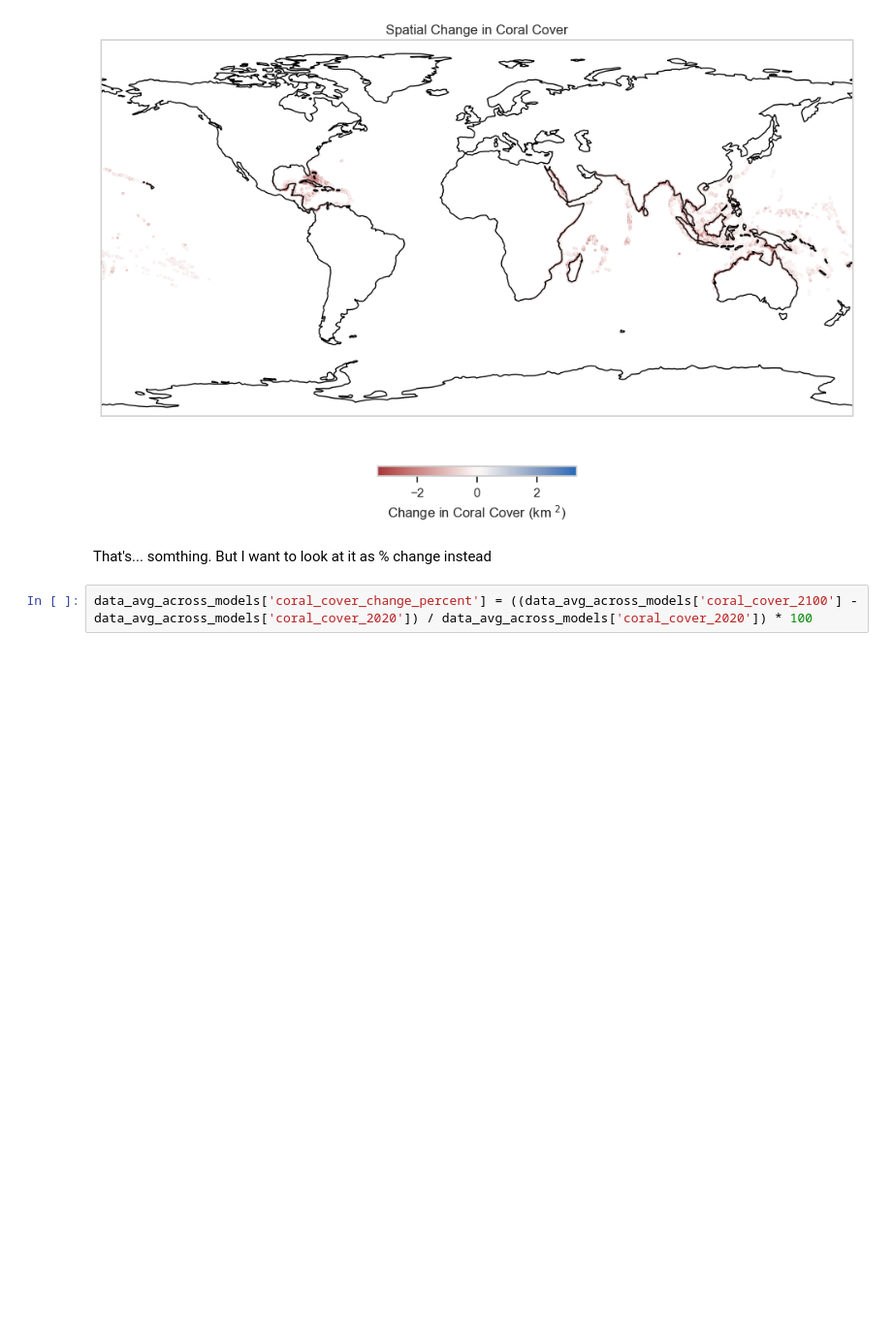
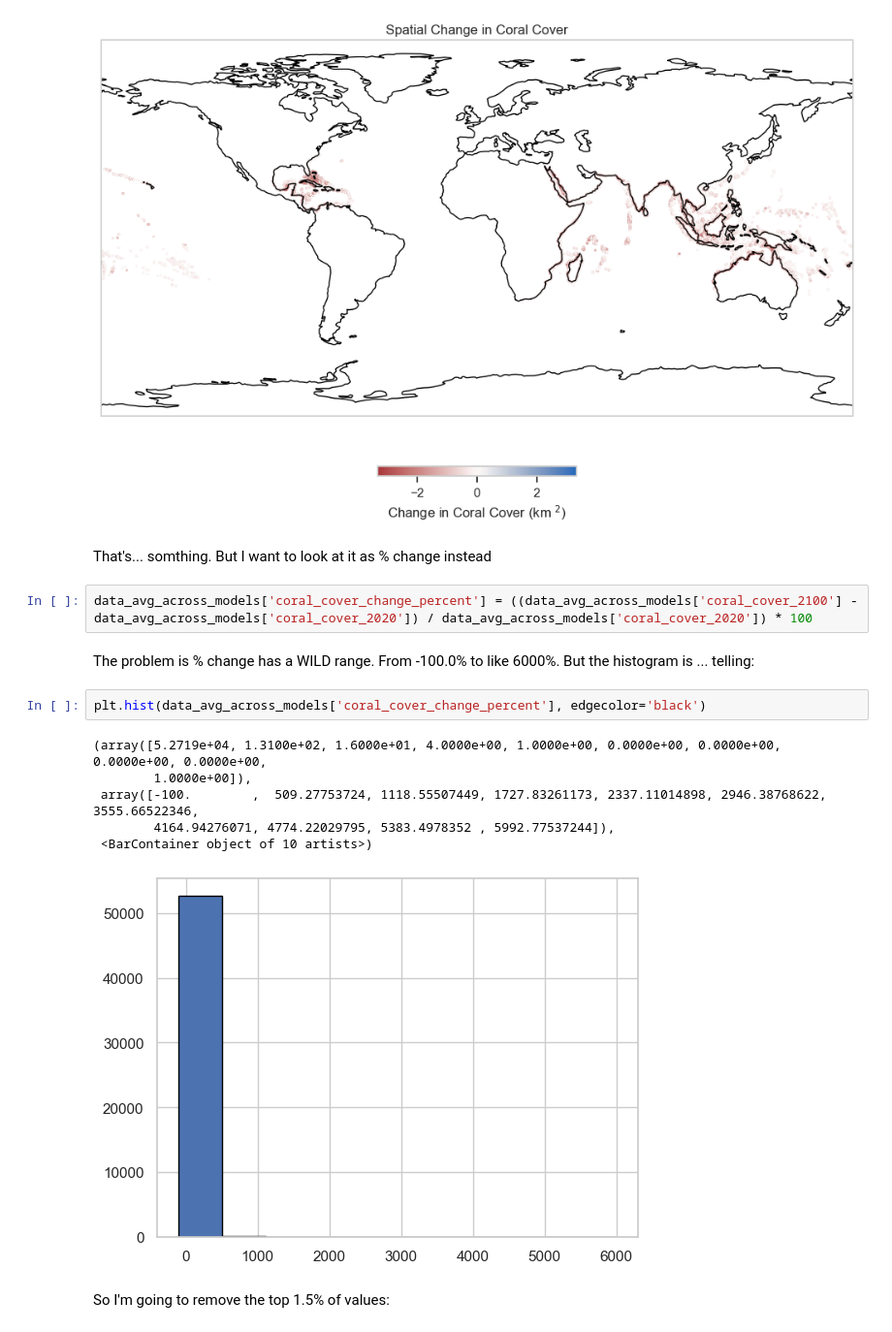
Before and after one commit to CallieStephenson/Into_Sci_Computing, a Jupyter notebook: Project.ipynb, the cells around one changed output. Shown at 97% size. Drawn from its saved outputs; the diff is of its cells as text; blank space fills up the shorter version.

Commit message:
FIRST FIGURE DONE :tada:

```diff
--- a/Project.ipynb
+++ b/Project.ipynb
@@ -218,3 +219,16 @@ plt.show()
 That's... somthing. But I want to look at it as % change instead
 # %%
 data_avg_across_models['coral_cover_change_percent'] = ((data_avg_across_models['coral_cover_2100'] - data_avg_across_models['coral_cover_2020']) / data_avg_across_models['coral_cover_2020']) * 100
+# %% [markdown]
+The problem is % change has a WILD range. From -100.0% to like 6000%. But the histogram is ... telling:
+# %%
+plt.hist(data_avg_across_models['coral_cover_change_percent'], edgecolor='black')
+# %% [output]
+(array([5.2719e+04, 1.3100e+02, 1.6000e+01, 4.0000e+00, 1.0000e+00, 0.0000e+00, 0.0000e+00, 0.0000e+00, 0.0000e+00,
+        1.0000e+00]),
+ array([-100.        ,  509.27753724, 1118.55507449, 1727.83261173, 2337.11014898, 2946.38768622, 3555.66522346,
+        4164.94276071, 4774.22029795, 5383.4978352 , 5992.77537244]),
+ <BarContainer object of 10 artists>)
+[figure, added]
+# %% [markdown]
+So I'm going to remove the top 1.5% of values:
```
Also changed, not shown: parts of 4 cells of this notebook, 1 other file.
